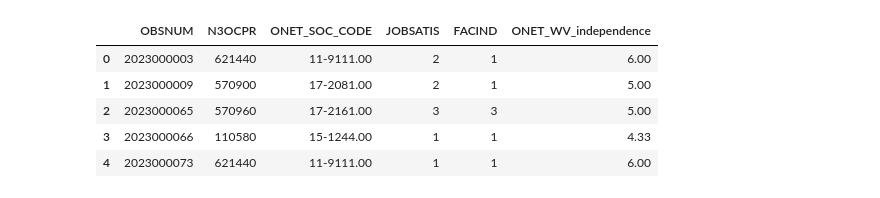
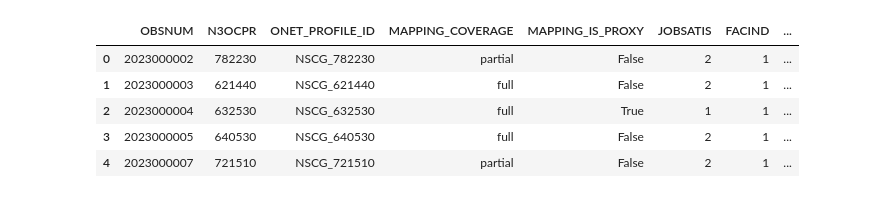
Before and after one commit to Break-Through-Tech/Swytch-2D-predicting-job-satisfaction-from-person-job-fit, a Jupyter notebook: notebooks/possible data integration/nscg_onet_data_integration.ipynb, the cells around one changed output. Saved outputs shown, nothing was run; the diff lists cells and outputs as text; code cells hidden in the pictures.

```diff
--- a/notebooks/possible data integration/nscg_onet_data_integration.ipynb
+++ b/notebooks/possible data integration/nscg_onet_data_integration.ipynb
@@ -389,55 +484,42 @@ Original `JOBSATIS` and `FAC*` codes remain 1–4, with lower codes indicating g
 # %%
-integrated=linked.merge(value_lookup,on='ONET_SOC_CODE',how='left',validate='many_to_one',indicator='profile_join')
-matched=integrated.INTEGRATION_STATUS.eq('matched_reviewed')
-assert integrated.profile_join.eq('both').equals(matched)
-assert integrated.loc[~matched,value_columns].isna().all().all()
-assert not integrated.loc[matched,value_columns].isna().any().any()
-assert len(integrated)==len(eligible) and integrated.OBSNUM.is_unique
-derived=['NSCG_OCC_TITLE','SOC2018_CODE','ONET_SOC_CODE','ONET_OCC_TITLE',
-         'MAPPING_BASIS','MAPPING_SCOPE_NOTE','INTEGRATION_STATUS',
-         'ONET_WV_VERSION','ONET_WV_SCALE','ONET_WV_DATE_MIN','ONET_WV_DATE_MAX','ONET_WV_SOURCE']+value_columns
-subset=integrated.loc[matched,core+derived].sort_values('OBSNUM').reset_index(drop=True)
-integer_fields=['REFYR','AGE','JOBSATIS']+fac
-for field in integer_fields:subset[field]=pd.to_numeric(subset[field],errors='raise').astype('Int64')
-subset['WTSURVY']=pd.to_numeric(subset.WTSURVY,errors='raise').astype(float)
-for field in set(subset.columns)-set(integer_fields)-set(value_columns)-{'WTSURVY'}:
-    subset[field]=subset[field].astype('string')
-assert len(subset)==6849 and subset.OBSNUM.is_unique
-assert subset.N3OCPR.nunique()==subset.ONET_SOC_CODE.nunique()==25
+derived = ['NSCG_OCC_TITLE','SOC2018_CODE','ONET_SOC_CODE','ONET_OCC_TITLE','ONET_PROFILE_ID',
+    'MAPPING_BASIS','MAPPING_TYPE','MAPPING_SCOPE_NOTE','MAPPING_COVERAGE','MAPPING_IS_PROXY','MAPPING_PROXY_TYPE',
+    'ONET_CANDIDATE_COUNT','ONET_RATED_COUNT','ONET_RATING_COVERAGE','INTEGRATION_STATUS',
+    'ONET_WV_VERSION','ONET_WV_SCALE','ONET_WV_DATE_MIN','ONET_WV_DATE_MAX','ONET_WV_SOURCE'] + value_columns
+subset = integrated.loc[matched, core+derived].sort_values('OBSNUM').reset_index(drop=True)
+source_integer_fields = ['REFYR','AGE','JOBSATIS'] + fac
+integer_fields = source_integer_fields + ['ONET_CANDIDATE_COUNT','ONET_RATED_COUNT']
+for field in integer_fields:
+    subset[field] = pd.to_numeric(subset[field], errors='raise').astype('Int64')
+float_fields = ['WTSURVY','ONET_RATING_COVERAGE'] + value_columns
+for field in float_fields:
+    subset[field] = pd.to_numeric(subset[field], errors='raise').astype(float)
+subset['MAPPING_IS_PROXY'] = subset.MAPPING_IS_PROXY.astype(bool)
+for field in set(subset)-set(integer_fields)-set(float_fields)-{'MAPPING_IS_PROXY'}:
+    subset[field] = subset[field].astype('string')
+assert subset.shape==(74016,50) and subset.OBSNUM.is_unique
+assert subset.N3OCPR.nunique()==subset.ONET_PROFILE_ID.nunique()==123
 assert np.isfinite(subset.WTSURVY).all() and subset.WTSURVY.gt(0).all()
-
-# Check source preservation by release ID rather than relying on row order.
-original=eligible.set_index('OBSNUM').loc[subset.OBSNUM,core[1:]].reset_index()
+assert not subset.isna().any().any()
+original = eligible.set_index('OBSNUM').loc[subset.OBSNUM, core[1:]].reset_index()
 for field in core:
-    if field in integer_fields+['WTSURVY']:
-        np.testing.assert_array_equal(subset[field].to_numpy(float),pd.to_numeric(original[field]).to_numpy(float))
+    if field in source_integer_fields+['WTSURVY']:
+        np.testing.assert_array_equal(subset[field].to_numpy(float), pd.to_numeric(original[field]).to_numpy(float))
     else:
-        assert subset[field].astype(str).tolist()==original[field].astype(str).tolist(),field
+        assert subset[field].astype(str).tolist()==original[field].astype(str).tolist(), field
 for field in value_columns:
-    expected=subset.ONET_SOC_CODE.map(value_lookup.set_index('ONET_SOC_CODE')[field])
-    np.testing.assert_array_equal(subset[field].to_numpy(),expected.to_numpy())
-
-occupation_audit=bridge_raw[['NSCG code','NSCG title','O*NET-SOC 2019 Code','People',
-                             'Held for supervisor uncertainty','Screen retained']].copy()
-occupation_audit['Actual retained']=occupation_audit['NSCG code'].map(subset.N3OCPR.value_counts()).fillna(0).astype(int)
-assert occupation_audit['Actual retained'].eq(occupation_audit['Screen retained'].astype(int)).all()
-occupation_audit['Actual before screen']=occupation_audit['NSCG code'].map(
-    linked.loc[has_bridge,'N3OCPR'].value_counts()).fillna(0).astype(int)
-occupation_audit['Actual held']=occupation_audit['NSCG code'].map(
-    linked.loc[supervision_hold,'N3OCPR'].value_counts()).fillna(0).astype(int)
-assert occupation_audit['Actual before screen'].eq(occupation_audit.People.astype(int)).all()
-assert occupation_audit['Actual held'].eq(occupation_audit['Held for supervisor uncertainty'].astype(int)).all()
-qa=pd.Series({
-    'Eligible rows before left join':len(eligible),
-    'Rows after left join':len(integrated),
-    'Saved subset rows':len(subset),
-    'Duplicate subset IDs':int(subset.OBSNUM.duplicated().sum()),
-    'Missing Work Values in subset':int(subset[value_columns].isna().sum().sum()),
-    'Original fields changed':0,
-    'Retained occupations':subset.ONET_SOC_CODE.nunique(),
-},name='Result')
-display(qa.to_frame())
-display(subset[['OBSNUM','N3OCPR','ONET_SOC_CODE','JOBSATIS','FACIND','ONET_WV_independence']].head())
-display(HTML('<details><summary>Retained counts for all 25 occupations</summary>'+occupation_audit.to_html(index=False)+'</details>'))
+    expected = subset.ONET_PROFILE_ID.map(profiles.set_index('ONET_PROFILE_ID')[field])
+    np.testing.assert_array_equal(subset[field].to_numpy(), expected.to_numpy())
+occupation_audit = rules[['code','title','sas_title','decision','eligible_n','keep_n','supervisor_excluded_n','scope_note']].copy()
+occupation_audit['actual_eligible'] = occupation_audit.code.map(eligible.N3OCPR.value_counts()).fillna(0).astype(int)
+occupation_audit['actual_included'] = occupation_audit.code.map(subset.N3OCPR.value_counts()).fillna(0).astype(int)
+assert occupation_audit.actual_eligible.eq(occupation_audit.eligible_n).all()
+assert occupation_audit.actual_included.eq(occupation_audit.keep_n).all()
+assert occupation_audit.code.map(linked.loc[supervision_hold,'N3OCPR'].value_counts()).fillna(0).eq(occupation_audit.supervisor_excluded_n).all()
+display(pd.Series({'Eligible rows after left joins':len(integrated), 'Included respondents':len(subset),
+    'Duplicate respondent IDs':int(subset.OBSNUM.duplicated().sum()), 'NSCG categories':subset.N3OCPR.nunique(),
+    'Columns':len(subset.columns)}, name='Result').to_frame())
+display(subset[['OBSNUM','N3OCPR','ONET_PROFILE_ID','MAPPING_COVERAGE','MAPPING_IS_PROXY','JOBSATIS','FACIND','ONET_WV_independence']].head())
+display(occupation_audit.loc[occupation_audit.decision.ne('include'), ['code','title','decision','actual_eligible']])
 # %% [output]
 |  | Result |
@@ -451,6 +531,6 @@ display(HTML('<details><summary>Retained counts for all 25 occupations</summary>
-|  | OBSNUM | N3OCPR | ONET_SOC_CODE | JOBSATIS | FACIND | ONET_WV_independence |
-| 0 | 2023000003 | 621440 | 11-9111.00 | 2 | 1 | 6.00 |
-| 1 | 2023000009 | 570900 | 17-2081.00 | 2 | 1 | 5.00 |
-| 2 | 2023000065 | 570960 | 17-2161.00 | 3 | 3 | 5.00 |
-| 3 | 2023000066 | 110580 | 15-1244.00 | 1 | 1 | 4.33 |
-| 4 | 2023000073 | 621440 | 11-9111.00 | 1 | 1 | 6.00 |
+|  | OBSNUM | N3OCPR | ONET_PROFILE_ID | MAPPING_COVERAGE | MAPPING_IS_PROXY | JOBSATIS | FACIND | ... |
+| 0 | 2023000002 | 782230 | NSCG_782230 | partial | False | 2 | 1 | ... |
+| 1 | 2023000003 | 621440 | NSCG_621440 | full | False | 2 | 1 | ... |
+| 2 | 2023000004 | 632530 | NSCG_632530 | full | True | 1 | 1 | ... |
+| 3 | 2023000005 | 640530 | NSCG_640530 | full | False | 2 | 1 | ... |
+| 4 | 2023000007 | 721510 | NSCG_721510 | partial | False | 2 | 1 | ... |
```
Also changed, not shown: parts of 34 cells of this notebook, 1 other file.
